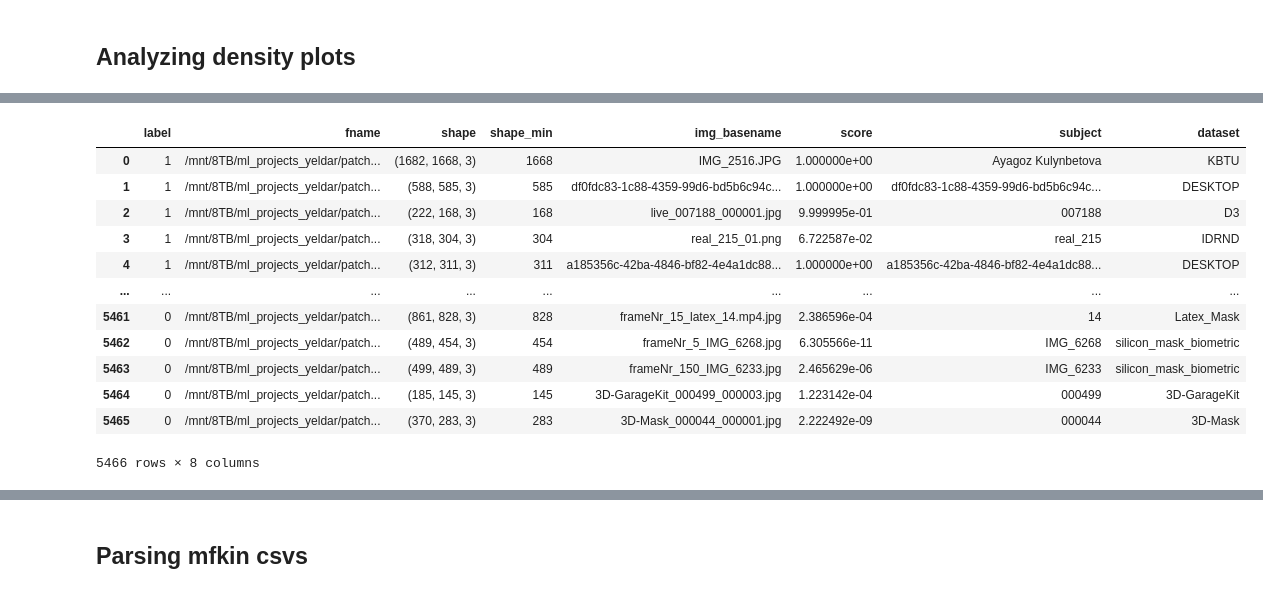
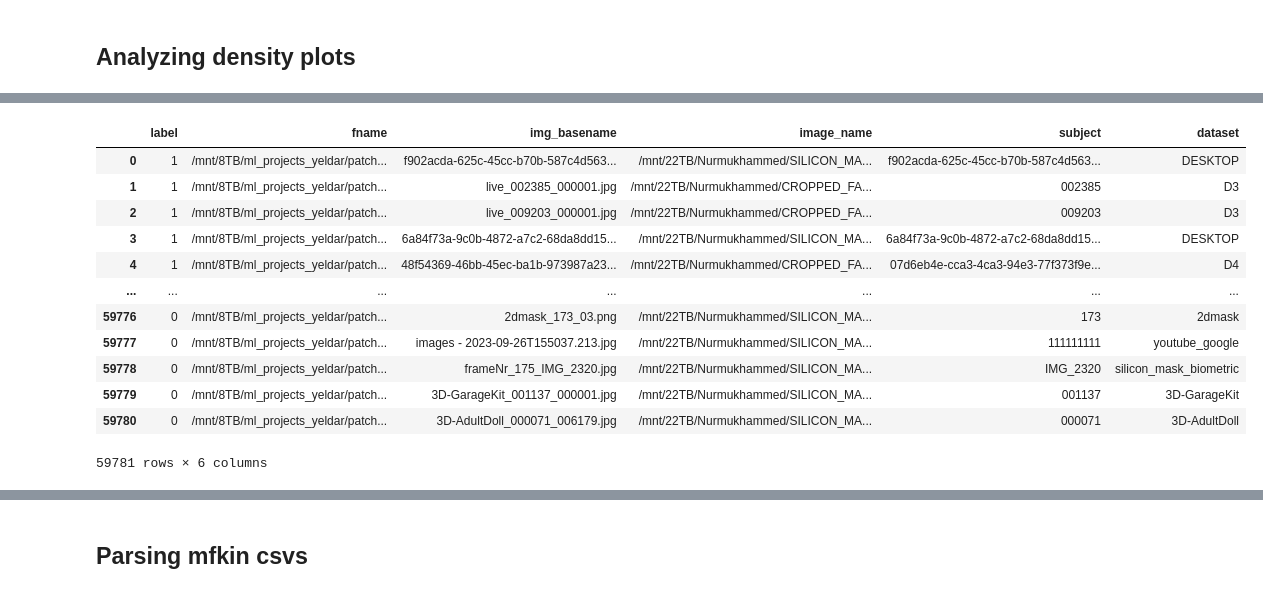
Before and after one commit to biometrickz/SSAN, a Jupyter notebook: Untitled.ipynb, the cells around one changed output, grey strips where cells are left out. Saved outputs shown, nothing was run; the diff lists cells and outputs as text; code cells hidden in the pictures.

```diff
--- a/Untitled.ipynb
+++ b/Untitled.ipynb
@@ -535,25 +590,23 @@ df
 # %%
-# train_datasets = 'M1M3'
-# img_size=112
-# map_score_val_filename = f'./test_score_{img_size}_{train_datasets}.txt'
-# map_score_val_filename = 'data/test_score_112_M1M3_allM3_to_train.txt'
-map_score_val_filename = 'test_score_112_M1M3_filtered_by_area.txt'
+# map_score_val_filename = 'test_score_112_M1M3M4.txt'
 
-with open(map_score_val_filename, 'r') as file:
-    lines = file.readlines()
-val_scores = []
-val_labels = []
-data = []
-count = 0.0
-for line in lines:
-    # try:
-    count += 1
-    tokens = line.split()
-    score = float(tokens[0])
-    label = int(tokens[1])  # int(tokens[1])
-    val_scores.append(score)
+# with open(map_score_val_filename, 'r') as file:
+#     lines = file.readlines()
+# val_scores = []
+# val_labels = []
+# data = []
+# count = 0.0
+# for line in lines:
+#     # try:
+#     count += 1
+#     tokens = line.split()
+#     score = float(tokens[0])
+#     label = int(tokens[1])  # int(tokens[1])
+#     val_scores.append(score)
 
-dpath = '/mnt/8TB/ml_projects_yeldar/patchnet/test/test_list7.csv'
+# dpath = '/mnt/8TB/ml_projects_yeldar/patchnet/test/test_list.csv'
+dpath = '/mnt/8TB/ml_projects_yeldar/patchnet/train/train_list.csv'
 test_data = pd.read_csv(dpath)
+test_data
 test_data['img_basename'] = test_data['fname'].apply(lambda x: os.path.basename(x))
-test_data['score'] = val_scores
+# test_data['score'] = val_scores
@@ -576,20 +613,20 @@ test_data
 # %%
-test_data = pd.merge(test_data, df, on='img_basename', how='left')
-test_data = test_data.drop(columns=['label_y', 'image_name'])
-test_data = test_data.rename(columns={"label_x":"label"})
+test_data = pd.merge(test_data, df, left_on=['img_basename', 'label'], right_on = ['img_basename', 'label'], how='left')
+# test_data = test_data.drop(columns=['label_y', 'fname'])
+# test_data = test_data.rename(columns={"label_x":"label"})
 test_data
 # %% [output]
-|  | label | fname | shape | shape_min | img_basename | score | subject | dataset |
-| 0 | 1 | /mnt/8TB/ml_projects_yeldar/patch... | (1682, 1668, 3) | 1668 | IMG_2516.JPG | 1.000000e+00 | Ayagoz Kulynbetova | KBTU |
-| 1 | 1 | /mnt/8TB/ml_projects_yeldar/patch... | (588, 585, 3) | 585 | df0fdc83-1c88-4359-99d6-bd5b6c94c... | 1.000000e+00 | df0fdc83-1c88-4359-99d6-bd5b6c94c... | DESKTOP |
-| 2 | 1 | /mnt/8TB/ml_projects_yeldar/patch... | (222, 168, 3) | 168 | live_007188_000001.jpg | 9.999995e-01 | 007188 | D3 |
-| 3 | 1 | /mnt/8TB/ml_projects_yeldar/patch... | (318, 304, 3) | 304 | real_215_01.png | 6.722587e-02 | real_215 | IDRND |
-| 4 | 1 | /mnt/8TB/ml_projects_yeldar/patch... | (312, 311, 3) | 311 | a185356c-42ba-4846-bf82-4e4a1dc88... | 1.000000e+00 | a185356c-42ba-4846-bf82-4e4a1dc88... | DESKTOP |
-| ... | ... | ... | ... | ... | ... | ... | ... | ... |
-| 5461 | 0 | /mnt/8TB/ml_projects_yeldar/patch... | (861, 828, 3) | 828 | frameNr_15_latex_14.mp4.jpg | 2.386596e-04 | 14 | Latex_Mask |
-| 5462 | 0 | /mnt/8TB/ml_projects_yeldar/patch... | (489, 454, 3) | 454 | frameNr_5_IMG_6268.jpg | 6.305566e-11 | IMG_6268 | silicon_mask_biometric |
-| 5463 | 0 | /mnt/8TB/ml_projects_yeldar/patch... | (499, 489, 3) | 489 | frameNr_150_IMG_6233.jpg | 2.465629e-06 | IMG_6233 | silicon_mask_biometric |
-| 5464 | 0 | /mnt/8TB/ml_projects_yeldar/patch... | (185, 145, 3) | 145 | 3D-GarageKit_000499_000003.jpg | 1.223142e-04 | 000499 | 3D-GarageKit |
-| 5465 | 0 | /mnt/8TB/ml_projects_yeldar/patch... | (370, 283, 3) | 283 | 3D-Mask_000044_000001.jpg | 2.222492e-09 | 000044 | 3D-Mask |
+|  | label | fname | img_basename | image_name | subject | dataset |
+| 0 | 1 | /mnt/8TB/ml_projects_yeldar/patch... | f902acda-625c-45cc-b70b-587c4d563... | /mnt/22TB/Nurmukhammed/SILICON_MA... | f902acda-625c-45cc-b70b-587c4d563... | DESKTOP |
+| 1 | 1 | /mnt/8TB/ml_projects_yeldar/patch... | live_002385_000001.jpg | /mnt/22TB/Nurmukhammed/CROPPED_FA... | 002385 | D3 |
+| 2 | 1 | /mnt/8TB/ml_projects_yeldar/patch... | live_009203_000001.jpg | /mnt/22TB/Nurmukhammed/CROPPED_FA... | 009203 | D3 |
+| 3 | 1 | /mnt/8TB/ml_projects_yeldar/patch... | 6a84f73a-9c0b-4872-a7c2-68da8dd15... | /mnt/22TB/Nurmukhammed/SILICON_MA... | 6a84f73a-9c0b-4872-a7c2-68da8dd15... | DESKTOP |
+| 4 | 1 | /mnt/8TB/ml_projects_yeldar/patch... | 48f54369-46bb-45ec-ba1b-973987a23... | /mnt/22TB/Nurmukhammed/CROPPED_FA... | 07d6eb4e-cca3-4ca3-94e3-77f373f9e... | D4 |
+| ... | ... | ... | ... | ... | ... | ... |
+| 59776 | 0 | /mnt/8TB/ml_projects_yeldar/patch... | 2dmask_173_03.png | /mnt/22TB/Nurmukhammed/SILICON_MA... | 173 | 2dmask |
+| 59777 | 0 | /mnt/8TB/ml_projects_yeldar/patch... | images - 2023-09-26T155037.213.jpg | /mnt/22TB/Nurmukhammed/SILICON_MA... | 111111111 | youtube_google |
+| 59778 | 0 | /mnt/8TB/ml_projects_yeldar/patch... | frameNr_175_IMG_2320.jpg | /mnt/22TB/Nurmukhammed/SILICON_MA... | IMG_2320 | silicon_mask_biometric |
+| 59779 | 0 | /mnt/8TB/ml_projects_yeldar/patch... | 3D-GarageKit_001137_000001.jpg | /mnt/22TB/Nurmukhammed/SILICON_MA... | 001137 | 3D-GarageKit |
+| 59780 | 0 | /mnt/8TB/ml_projects_yeldar/patch... | 3D-AdultDoll_000071_006179.jpg | /mnt/22TB/Nurmukhammed/SILICON_MA... | 000071 | 3D-AdultDoll |
-5466 rows × 8 columns
+59781 rows × 6 columns
 # %%
```
Also changed, not shown: parts of 57 cells of this notebook, 8 other files.
